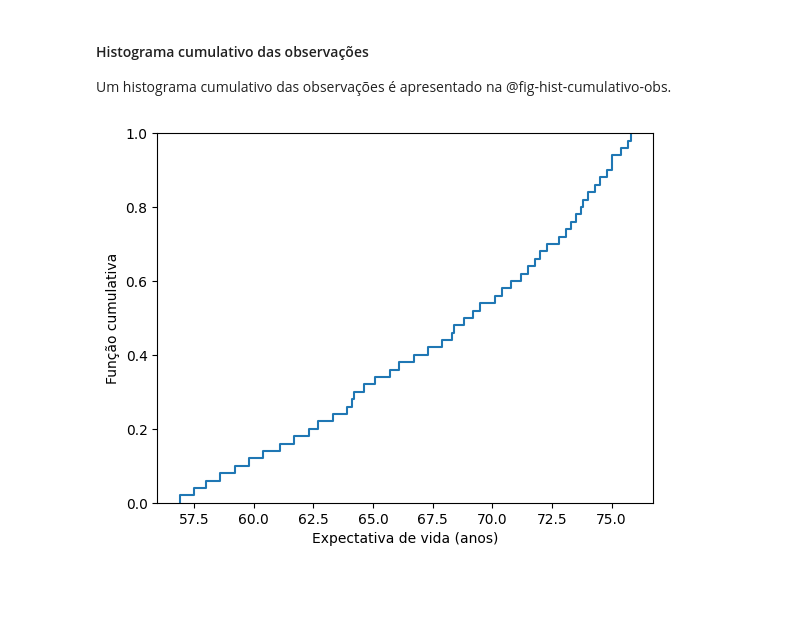
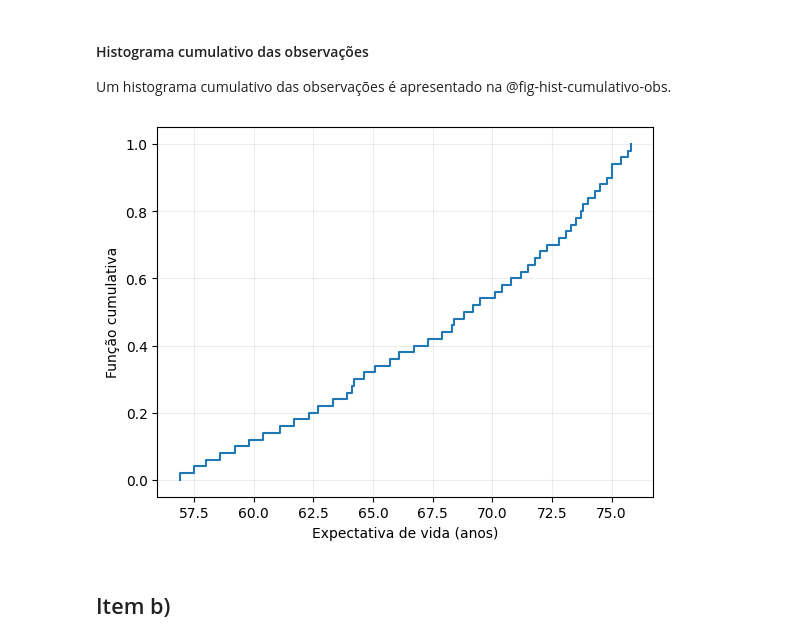
Before and after one commit to matheus-amancio/lista-01-confiabilidade-estrutural, a Jupyter notebook: q1.ipynb, the cells around one changed output. Cells and saved outputs as stored; diff of their text form; code cells hidden in the pictures; blank space fills up the shorter version.

```diff
--- a/q1.ipynb
+++ b/q1.ipynb
@@ -322,10 +340,14 @@ fig.set_ylabel("Densidade de probabilidade");
 Um histograma cumulativo das observações é apresentado na @fig-hist-cumulativo-obs.
 # %%
 #| label: fig-hist-cumulativo-obs
-#| fig-cap: "Histograma de densidade de probabilidade acumulada da expectativa de vida no Brasil"
+#| fig-cap: "Histograma cumulativo das observações da expectativa de vida no Brasil"
 
 fig = sns.ecdfplot(data=df_brazil_life_expectancy, x="Brazil Life Expectancy")
+fig.set_ylim(-0.05, 1.05)
 fig.set_xlabel("Expectativa de vida (anos)")
 fig.set_ylabel("Função cumulativa");
+fig.grid(True, color="gray", alpha=0.15)
 # %% [output]
-[figure, old version]
+[figure, new version]
+# %% [markdown]
+## Item b)
```
Also changed, not shown: parts of 27 cells of this notebook, 12 other files.
